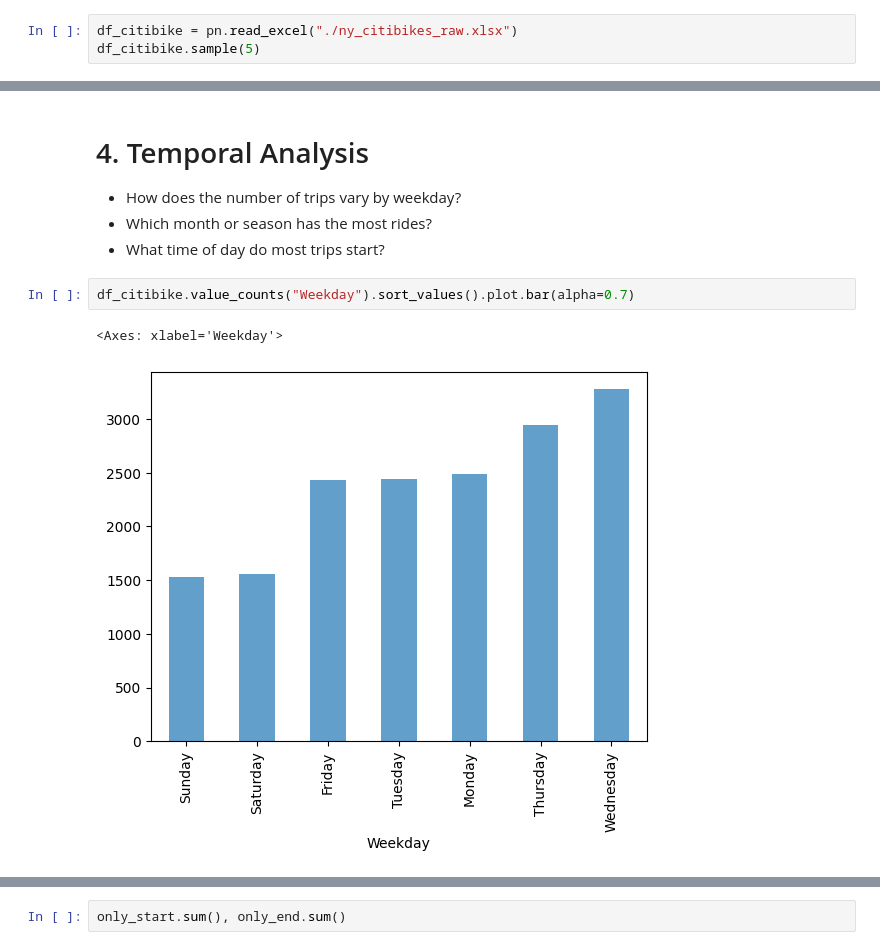
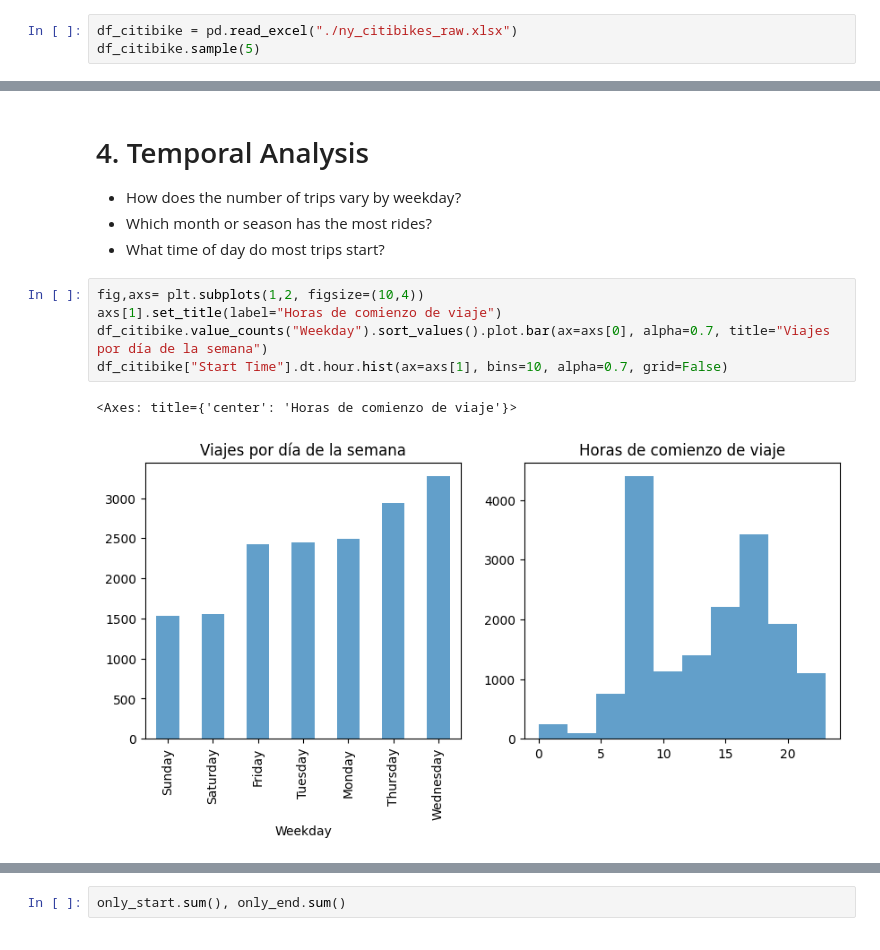
Before and after one commit to franpelirrojo/data_analysis_bike, a Jupyter notebook: nybike.ipynb, the cells around one changed output, grey strips where cells are left out. Cells and saved outputs as stored; diff of their text form.

```diff
--- a/nybike.ipynb
+++ b/nybike.ipynb
@@ -12,7 +13,7 @@ import numpy as np
 # %% [markdown]
 Para comenzar a explorar los datos usamos los métodos: `sample()` e `info()`. El primero nos mostrará una muestra aleatoria de entradas en el dataset, el segundo una información general sobre tipos de datos, columnas, numero de entradas y valores nulos.
 # %%
-df_citibike = pn.read_excel("./ny_citibikes_raw.xlsx")
+df_citibike = pd.read_excel("./ny_citibikes_raw.xlsx")
 df_citibike.sample(5)
 # %% [output]
 |  | Start Time | Stop Time | Start Station ID | Start Station Name | End Station ID | End Station Name | ... |
@@ -198,7 +202,10 @@ df_citibike["Age"].plot.hist(bins=20, title="Distribución por edad", xlabel="Ed
   - Which month or season has the most rides?
   - What time of day do most trips start?
 # %%
-df_citibike.value_counts("Weekday").sort_values().plot.bar(alpha=0.7)
+fig,axs= plt.subplots(1,2, figsize=(10,4))
+axs[1].set_title(label="Horas de comienzo de viaje")
+df_citibike.value_counts("Weekday").sort_values().plot.bar(ax=axs[0], alpha=0.7, title="Viajes por día de la semana")
+df_citibike["Start Time"].dt.hour.hist(ax=axs[1], bins=10, alpha=0.7, grid=False)
 # %% [output]
-<Axes: xlabel='Weekday'>
+<Axes: title={'center': 'Horas de comienzo de viaje'}>
-[figure, old version]
+[figure, new version]
```
Also changed, not shown: parts of 54 cells of this notebook.
